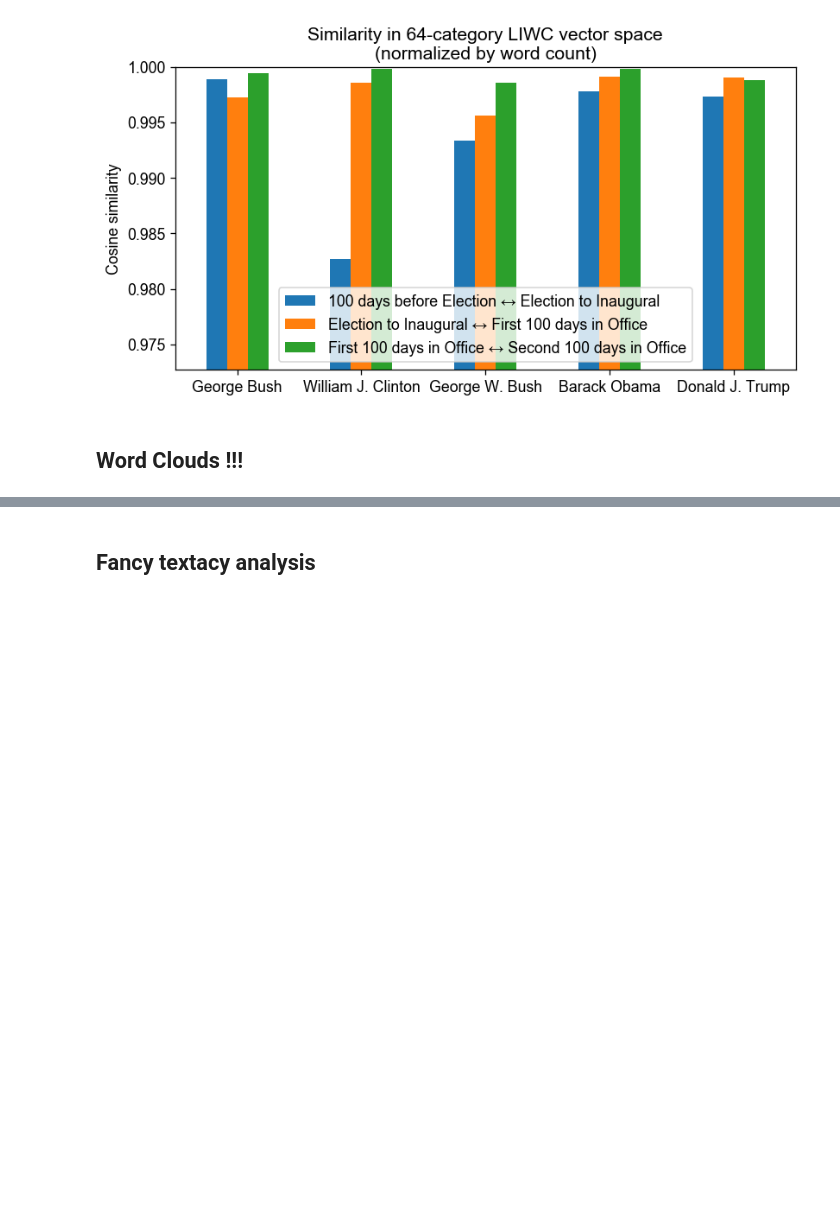
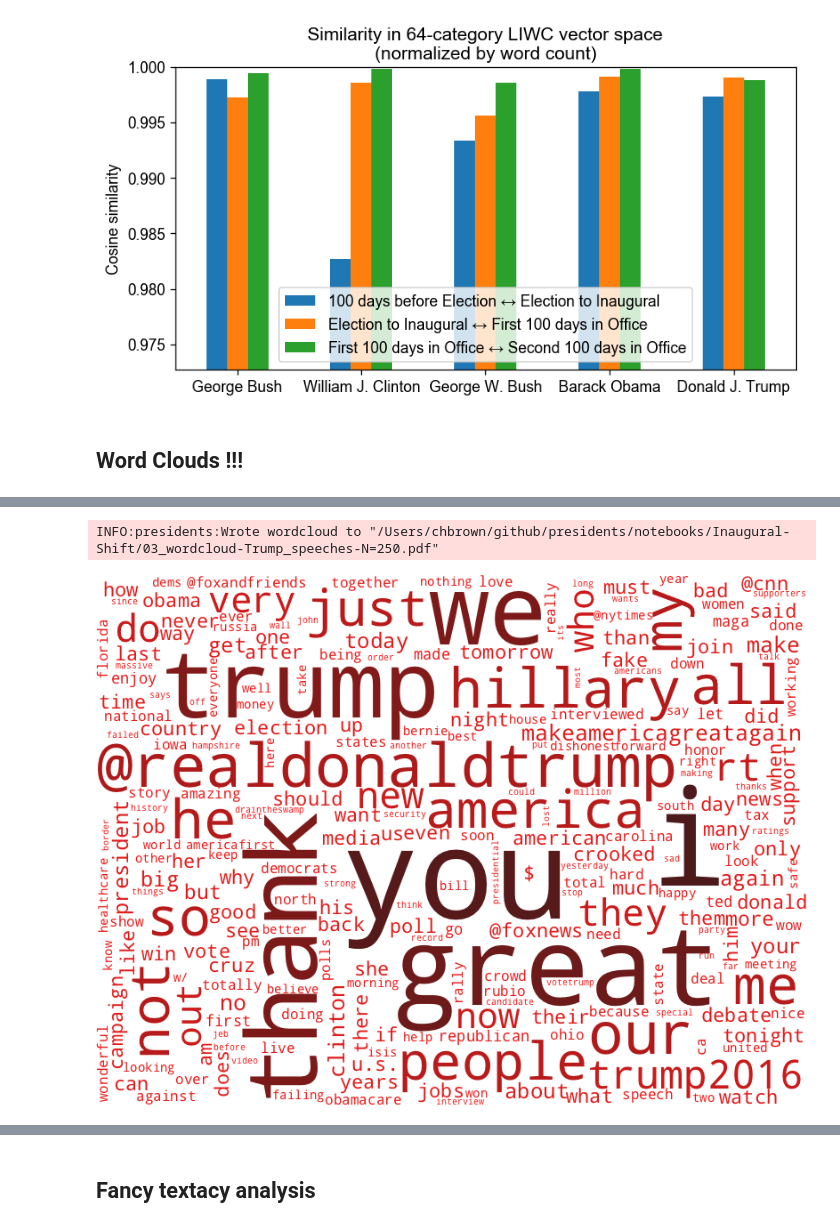
Before and after one commit to chbrown/presidents, a Jupyter notebook: notebooks/Inaugural-Shift.ipynb, the cells around one changed output, grey strips where cells are left out. Drawn from its saved outputs; the diff is of its cells as text; code cells hidden in the pictures; blank space fills up the shorter version.

```diff
--- a/notebooks/Inaugural-Shift.ipynb
+++ b/notebooks/Inaugural-Shift.ipynb
@@ -806,0 +981,8 @@ for president_id in [41, 42, 43, 44, 45]:
+# %%
+export_wordcloud_pdf(trump_wordcloud, '03_wordcloud-Trump_speeches-N=250.pdf')
+# %% [output]
+INFO:presidents:Wrote wordcloud to "/Users/chbrown/github/presidents/notebooks/Inaugural-Shift/03_wordcloud-Trump_speeches-N=250.pdf"
+# %%
+display_wordcloud(last_2_years_realDonaldTrump_twitter_wordcloud)
+# %% [output]
+[figure, added]
```
Also changed, not shown: parts of 38 cells of this notebook, 2 other files.
